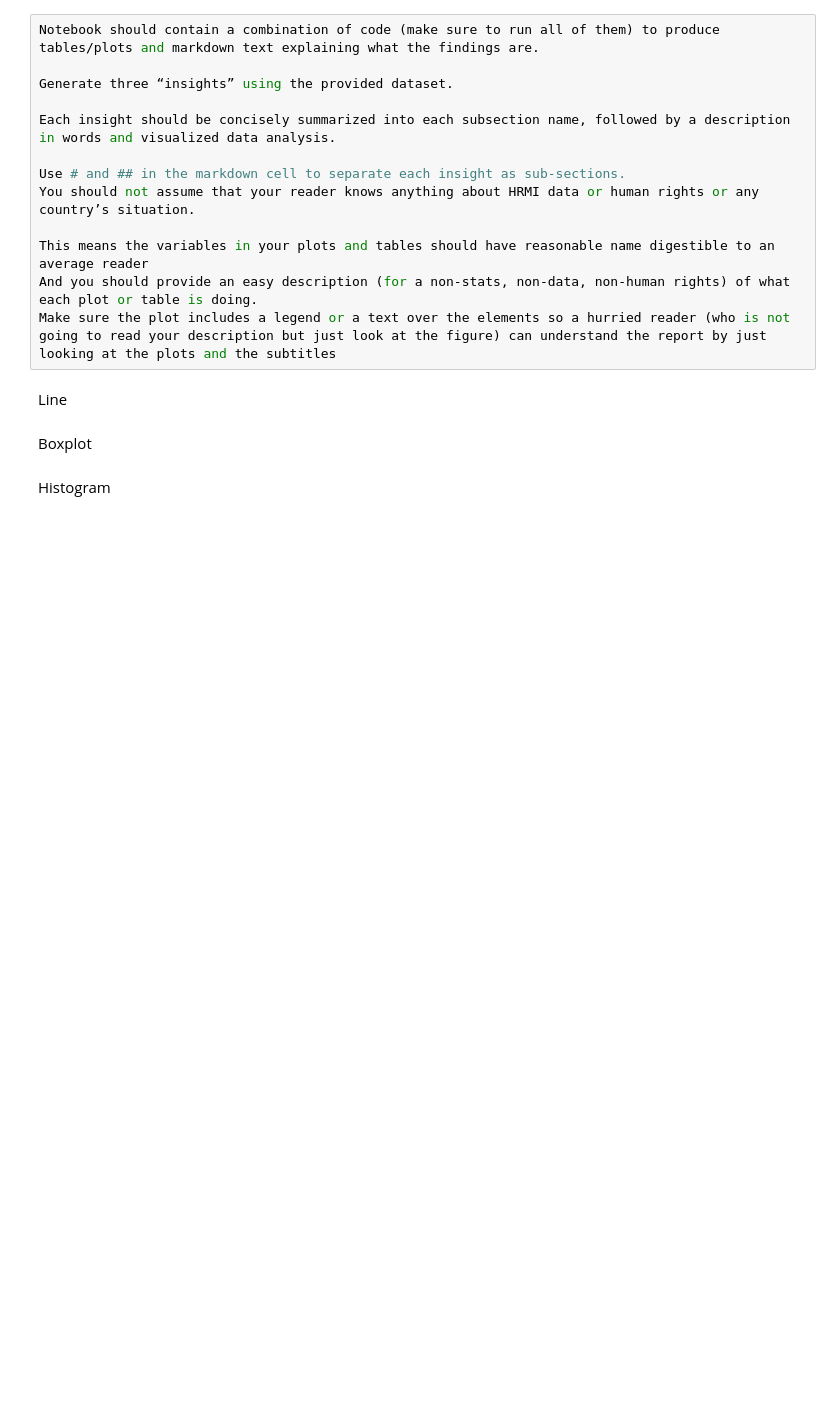
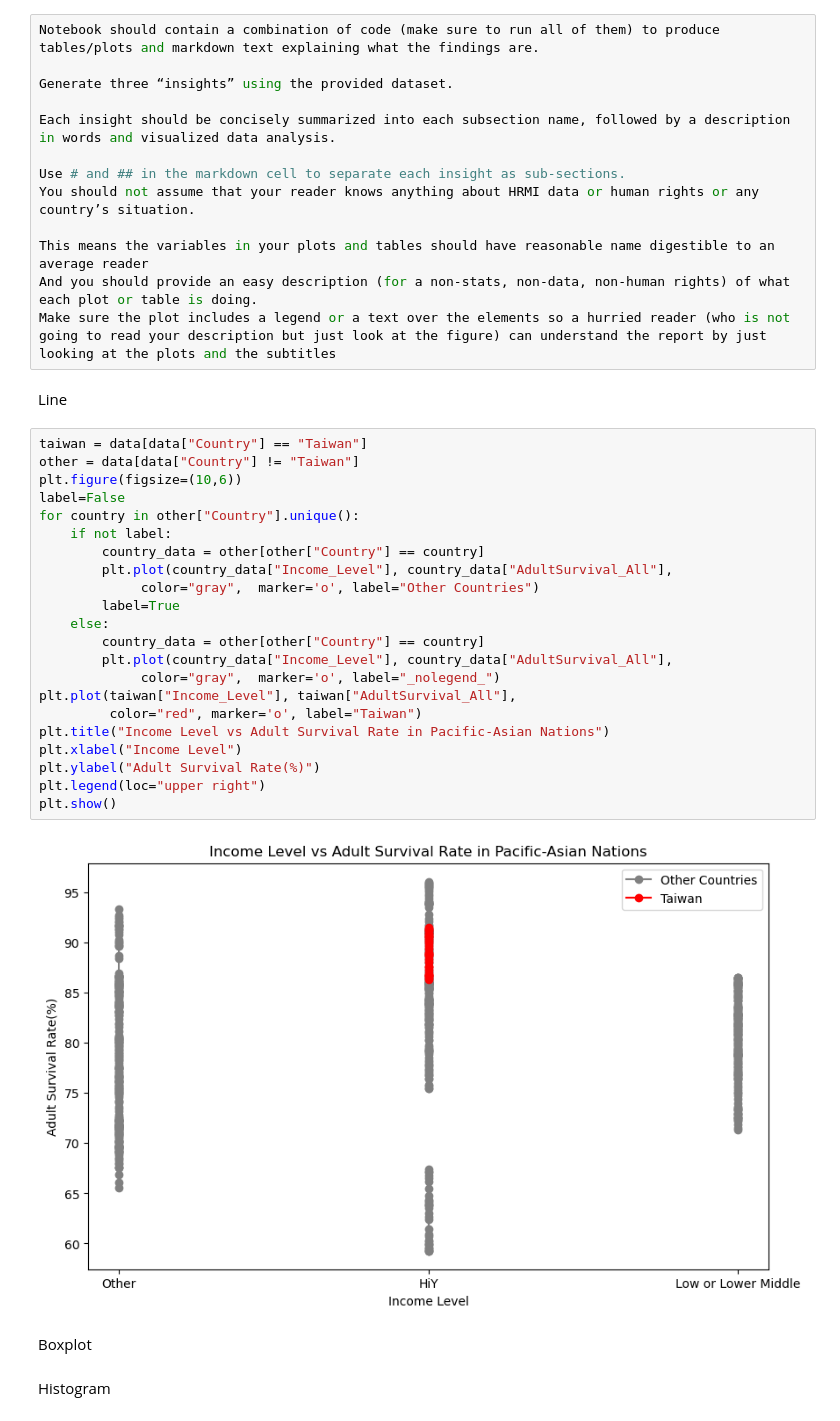
Before and after one commit to And-Y42/qtm151-s25, a Jupyter notebook: final_projects/project.ipynb, the cells around one changed output. Cells and saved outputs as stored; diff of their text form; blank space fills up the shorter version.

Commit message:
Line Graph

```diff
--- a/final_projects/project.ipynb
+++ b/final_projects/project.ipynb
@@ -77,6 +77,30 @@ And you should provide an easy description (for a non-stats, non-data, non-human
 Make sure the plot includes a legend or a text over the elements so a hurried reader (who is not going to read your description but just look at the figure) can understand the report by just looking at the plots and the subtitles
 # %% [markdown]
 Line
+# %%
+taiwan = data[data["Country"] == "Taiwan"]
+other = data[data["Country"] != "Taiwan"]
+plt.figure(figsize=(10,6))
+label=False
+for country in other["Country"].unique():
+    if not label:
+        country_data = other[other["Country"] == country]
+        plt.plot(country_data["Income_Level"], country_data["AdultSurvival_All"],
+             color="gray",  marker='o', label="Other Countries")
+        label=True
+    else:
+        country_data = other[other["Country"] == country]
+        plt.plot(country_data["Income_Level"], country_data["AdultSurvival_All"],
+             color="gray",  marker='o', label="_nolegend_")
+plt.plot(taiwan["Income_Level"], taiwan["AdultSurvival_All"],
+         color="red", marker='o', label="Taiwan")
+plt.title("Income Level vs Adult Survival Rate in Pacific-Asian Nations")
+plt.xlabel("Income Level")
+plt.ylabel("Adult Survival Rate(%)")
+plt.legend(loc="upper right")
+plt.show()
+# %% [output]
+[figure, added]
 # %% [markdown]
 Boxplot
 # %% [markdown]
```
